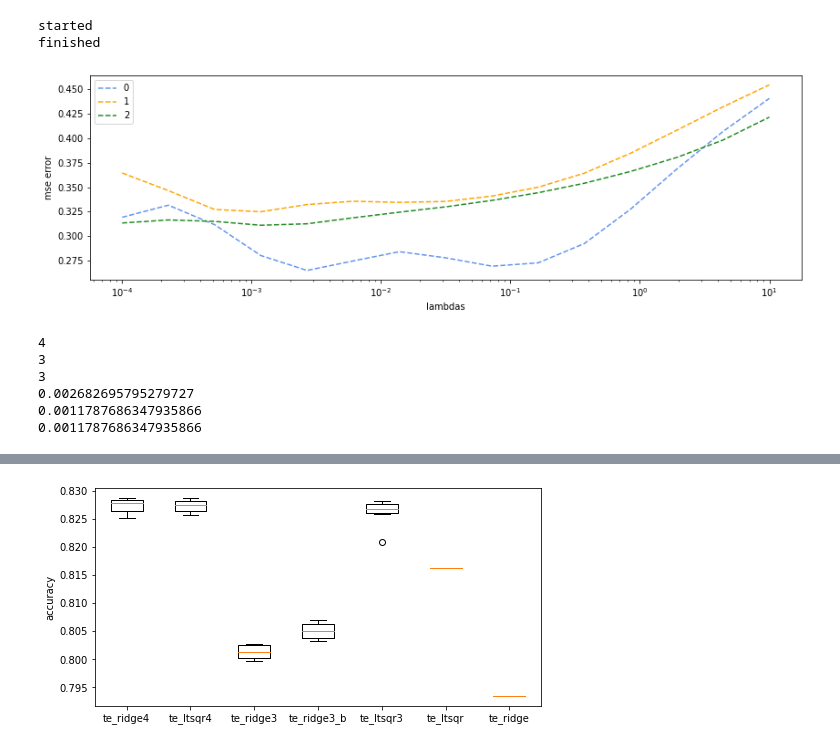
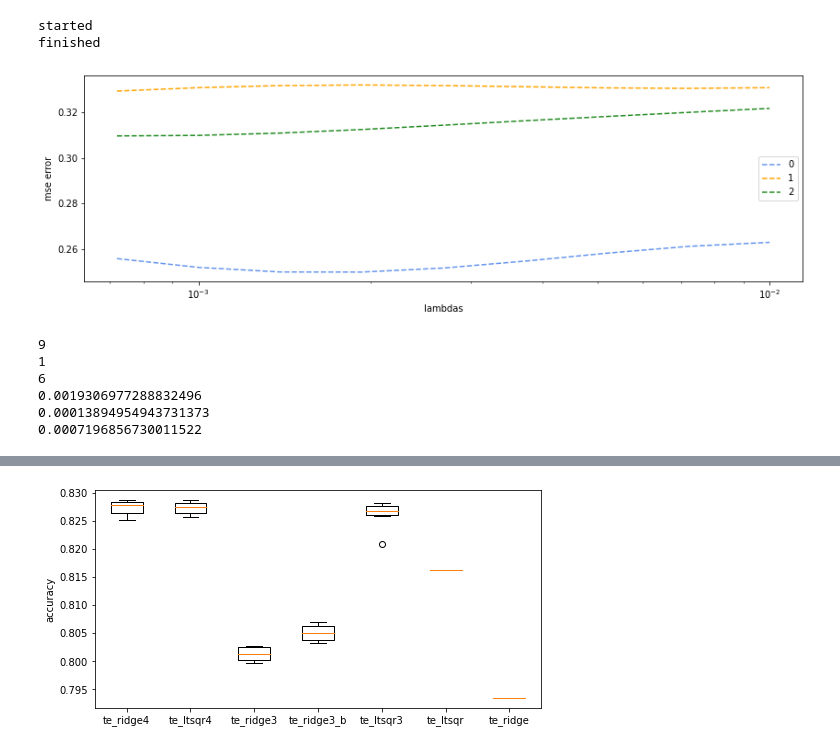
Before and after one commit to madtoinou/CS-433_HBozonClass, a Jupyter notebook: scripts/project1.ipynb, the cells around one changed output, grey strips where cells are left out. Saved outputs shown, nothing was run; the diff lists cells and outputs as text; code cells hidden in the pictures.

```diff
--- a/scripts/project1.ipynb
+++ b/scripts/project1.ipynb
@@ -731,16 +731,16 @@ y, tX, ids = load_csv_data(DATA_TRAIN_PATH)
 
 tX.T[[22,-1]] = tX.T[[-1,22]]
 
-pred_0, pred_1, pred_2, dat_0_, dat_1_, dat_2_, inds_0, inds_1, inds_2 = preproc_3split(y,tX,[9,10,12])
+pred_0, pred_1, pred_2, dat_0_, dat_1_, dat_2_, inds_0, inds_1, inds_2 = preproc_3split(y,tX,[6,7,9])
 #pred_0, pred_1, pred_2, pred_3, dat_0_, dat_1_, dat_2_, dat_3_, inds_0, inds_1, inds_2, inds_3 = preproc_4split(y,tX,[9,10,9,11])
 
 
 seed = 383692
 #usually 8
-k_fold = 4
+k_fold = 6
 
 #lambdas for ridge
-lambdas = np.logspace(-4,1,15)
+lambdas = np.logspace(-4,-2,15)
 #lambdas = [10**-40]
 
 # split data in k fold
@@ -814,23 +814,23 @@ finished
 # %%
 f = plt.figure(figsize=(14,14)) # change this if needed
 #degree 1
 ax1 = f.add_subplot(311)
-ax1.semilogx(lambdas, rmse_te_0, ls="--" , marker="",
+ax1.semilogx(lambdas[6:], rmse_te_0[6:], ls="--" , marker="",
              c="cornflowerblue", label="0")
-ax1.semilogx(lambdas, rmse_te_1, ls="--" , marker="",
+ax1.semilogx(lambdas[6:], rmse_te_1[6:], ls="--" , marker="",
              c="orange", label="1")
-ax1.semilogx(lambdas, rmse_te_2, ls="--" , marker="",
+ax1.semilogx(lambdas[6:], rmse_te_2[6:], ls="--" , marker="",
              c="forestgreen", label="2")
 """
 ax1.semilogx(lambdas, rmse_te_3, ls="--" , marker="",
              c="brown", label="3")
 """
 plt.xlabel("lambdas")
 plt.ylabel("mse error")
 plt.legend()
 plt.show()
 # %% [output]
-[figure, old version]
+[figure, new version]
 # %%
 print(np.argmin(rmse_te_0))
 print(np.argmin(rmse_te_1))
@@ -841,9 +841,9 @@ print(lambdas[np.argmin(rmse_te_1)])
 print(lambdas[np.argmin(rmse_te_2)])
 #print(lambdas[np.argmax(rmse_te_3)])
 # %% [output]
-4
-3
-3
-0.002682695795279727
-0.0011787686347935866
-0.0011787686347935866
+9
+1
+6
+0.0019306977288832496
+0.00013894954943731373
+0.0007196856730011522
```
Also changed, not shown: parts of 7 cells of this notebook, 3 other files.
